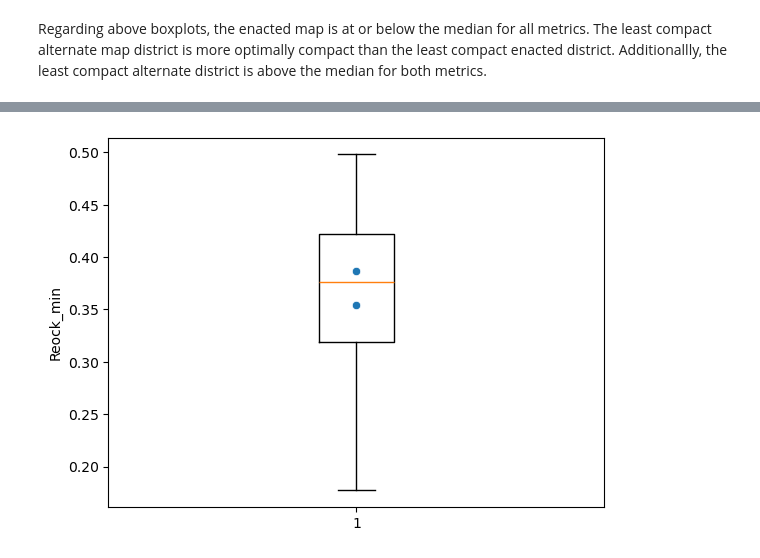
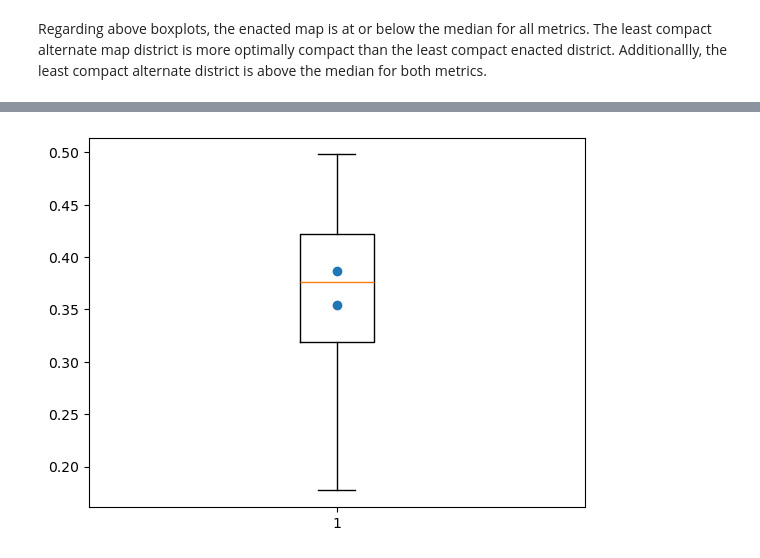
Before and after one commit to stefaniegwangphd/ia-redistricting, a Jupyter notebook: compactness_eval_test.ipynb, the cells around one changed output, grey strips where cells are left out. Cells and saved outputs as stored; diff of their text form; code cells hidden in the pictures.

Commit message:
clean up axis labels and fix Reock min boxplot for updated maps_df

```diff
--- a/compactness_eval_test.ipynb
+++ b/compactness_eval_test.ipynb
@@ -178,8 +176,7 @@ plt.show()
 # %%
-# sns.boxplot(compactness_analysis_df['Reock_min'], zorder=1)
-
+reock_min=maps_df.loc[maps_df['measure']=='Reock_min'][['enacted', 'alternate']]
 plt.boxplot(x=compactness_analysis_df['Reock_min'], zorder=1)
-sns.scatterplot(x=1, y=maps_df['Reock_min'], zorder=2)
+plt.scatter(x=[1,1], y=reock_min, zorder=2)
 plt.show()
 # %% [output]
-[figure, old version]
+[figure, new version]
```
Also changed, not shown: parts of 2 cells of this notebook.
